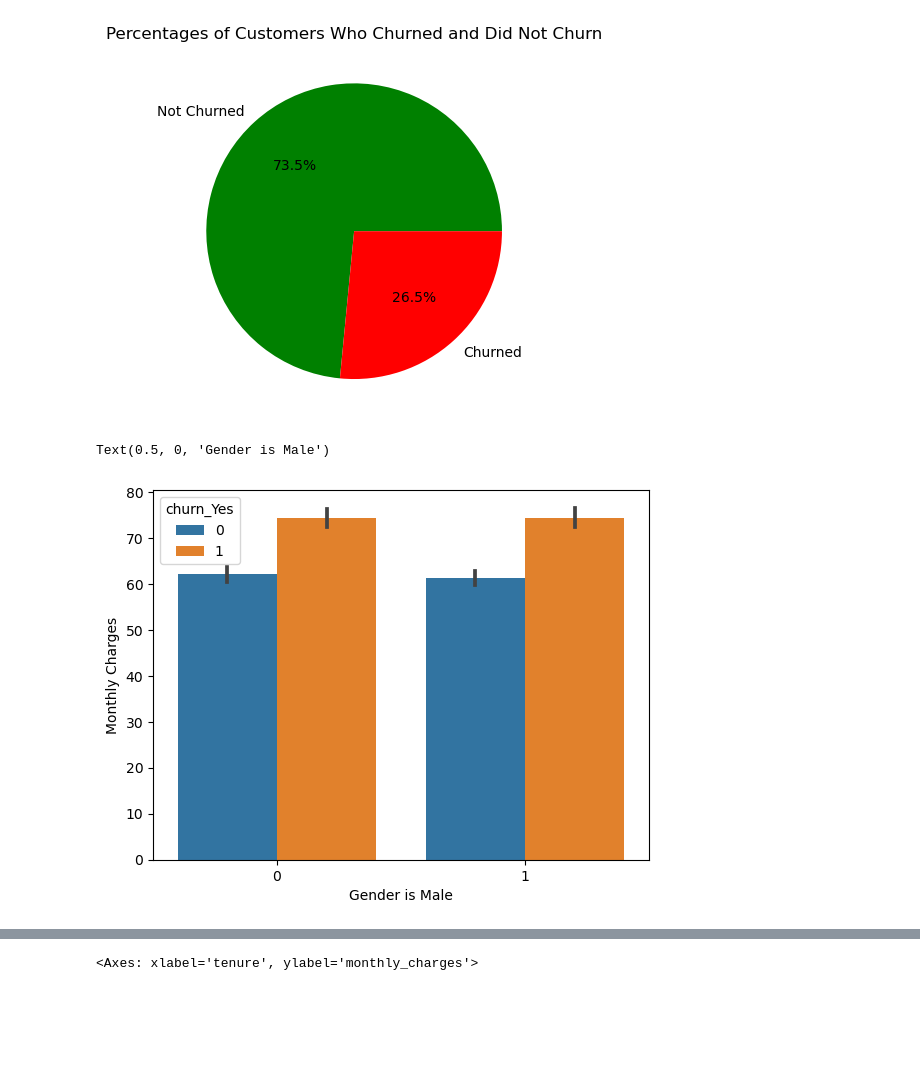
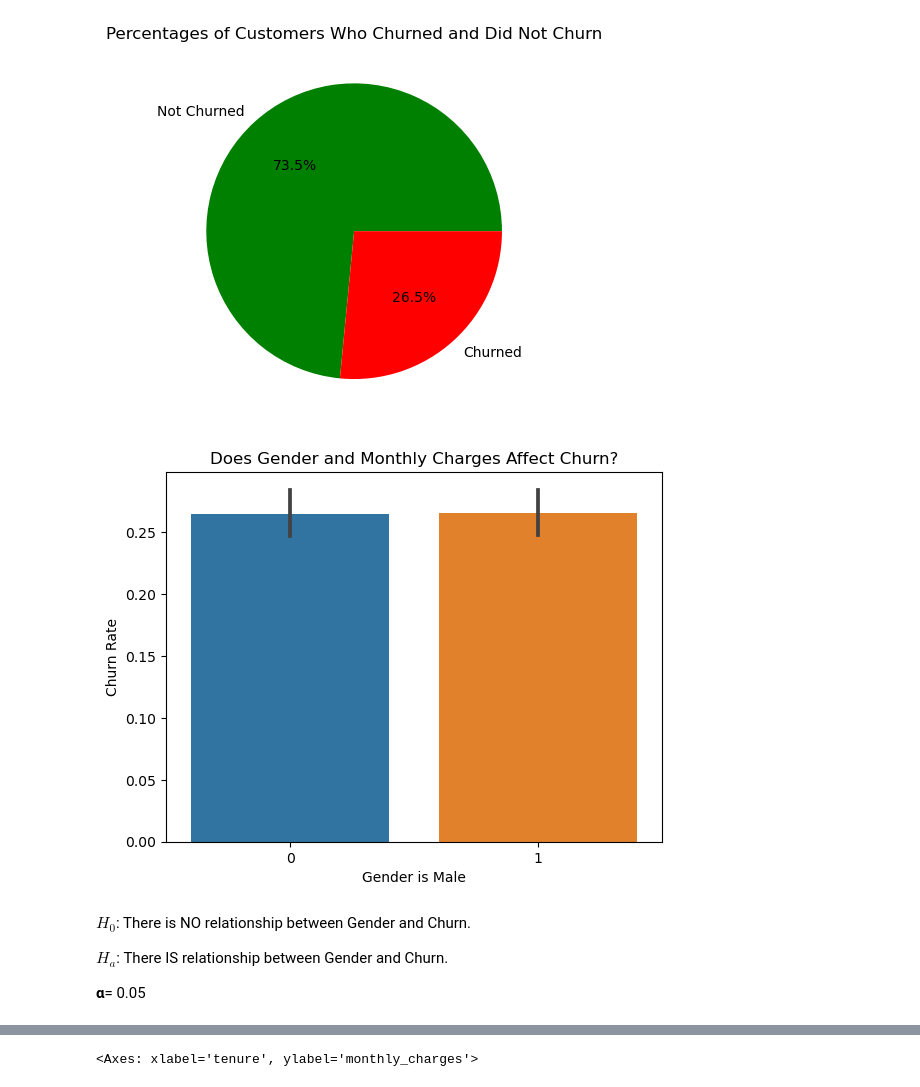
Before and after one commit to Jacob-Ball22/Classification-Project, a Jupyter notebook: non-final-notebook.ipynb, the cells around one changed output, grey strips where cells are left out. Cells and saved outputs as stored; diff of their text form; code cells hidden in the pictures; blank space fills up the shorter version.

Commit message:
Created statistical tests and updated charts

```diff
--- a/non-final-notebook.ipynb
+++ b/non-final-notebook.ipynb
@@ -104,9 +105,17 @@ plt.show()
 # %% [output]
 [figure]
 # %%
-sns.barplot(data=train_encoded,x='gender_Male', y='monthly_charges', hue='churn_Yes')
-plt.ylabel('Monthly Charges')
+sns.barplot(data=train_encoded,x='gender_Male', y='churn_Yes')
+plt.ylabel('Churn Rate')
 plt.xlabel('Gender is Male')
+plt.title('Does Gender and Monthly Charges Affect Churn?')
+plt.show()
 # %% [output]
-Text(0.5, 0, 'Gender is Male')
-[figure, old version]
+[figure, new version]
+# %% [markdown]
+
+$H_0$: There is NO relationship between Gender and Churn.
+
+$H_a$: There IS relationship between Gender and Churn.
+
+**α**= 0.05
```
Also changed, not shown: parts of 17 cells of this notebook.
